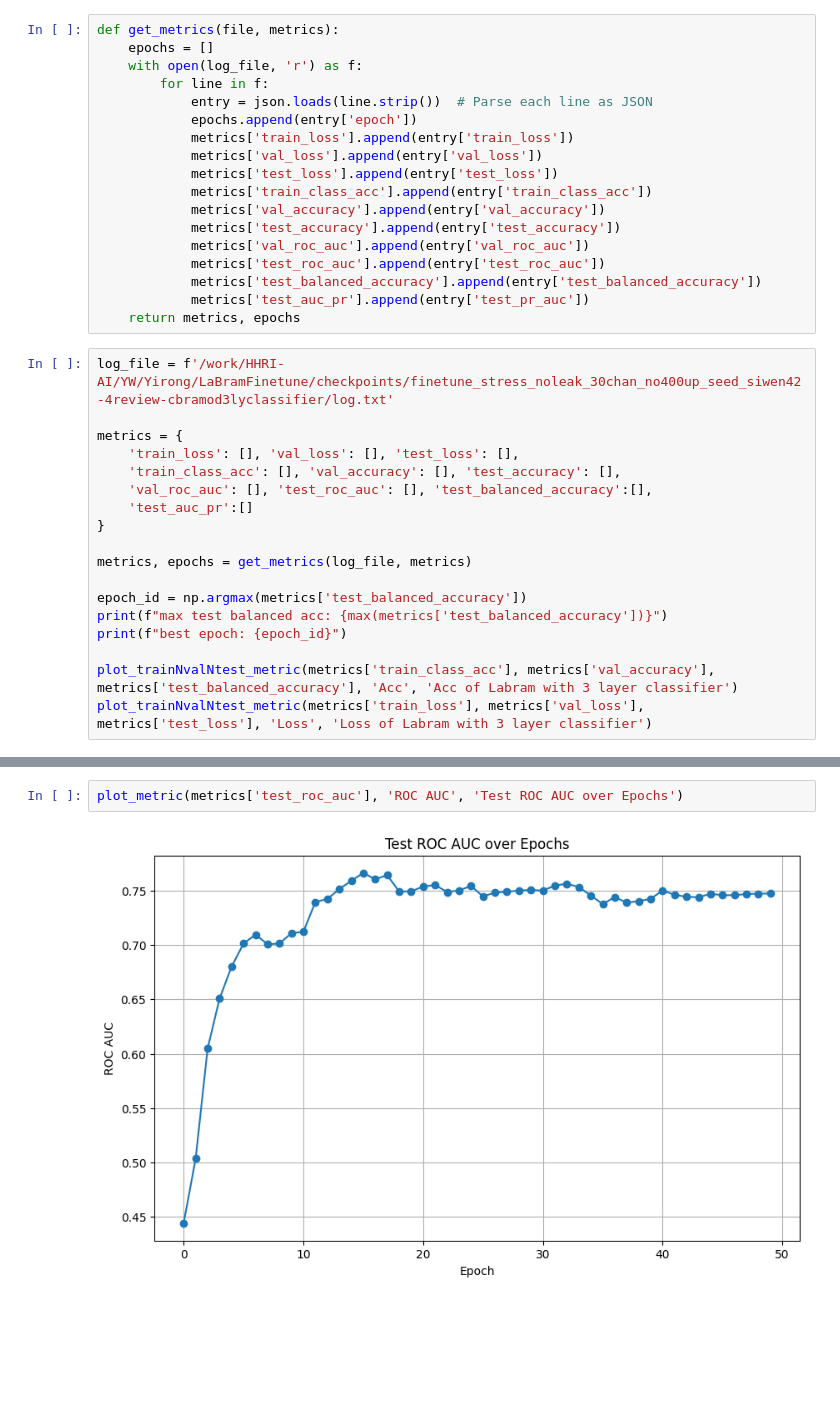
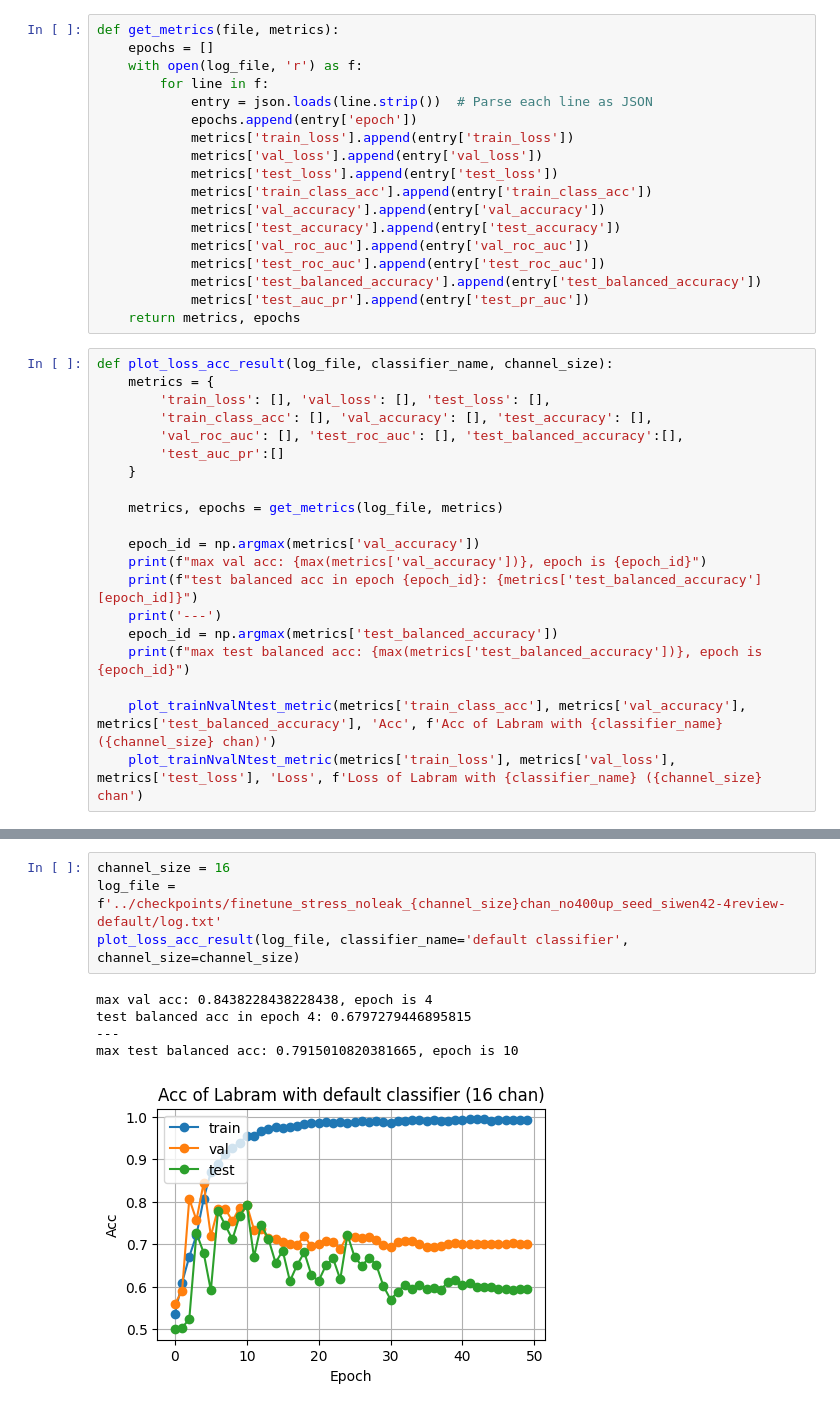
Before and after one commit to XushengZhu-ROOT/EEG-Review-Paper-Repo, a Jupyter notebook: siwen_labram_finetune/Code For Visualization/log_visualize.ipynb, the cells around one changed output, grey strips where cells are left out. Saved outputs shown, nothing was run; the diff lists cells and outputs as text; blank space fills up the shorter version.

Commit message:
update plots of finetuning process

```diff
--- a/siwen_labram_finetune/Code For Visualization/log_visualize.ipynb
+++ b/siwen_labram_finetune/Code For Visualization/log_visualize.ipynb
@@ -52,20 +52,22 @@ def get_metrics(file, metrics):
             metrics['test_auc_pr'].append(entry['test_pr_auc'])
     return metrics, epochs
 # %%
-log_file = f'/work/HHRI-AI/YW/Yirong/LaBramFinetune/checkpoints/finetune_stress_noleak_30chan_no400up_seed_siwen42-4review-cbramod3lyclassifier/log.txt'
+def plot_loss_acc_result(log_file, classifier_name, channel_size):
+    metrics = {
+        'train_loss': [], 'val_loss': [], 'test_loss': [],
+        'train_class_acc': [], 'val_accuracy': [], 'test_accuracy': [],
+        'val_roc_auc': [], 'test_roc_auc': [], 'test_balanced_accuracy':[],
+        'test_auc_pr':[]
+    }
 
-metrics = {
-    'train_loss': [], 'val_loss': [], 'test_loss': [],
-    'train_class_acc': [], 'val_accuracy': [], 'test_accuracy': [],
-    'val_roc_auc': [], 'test_roc_auc': [], 'test_balanced_accuracy':[],
-    'test_auc_pr':[]
-}
+    metrics, epochs = get_metrics(log_file, metrics)
 
-metrics, epochs = get_metrics(log_file, metrics)
+    epoch_id = np.argmax(metrics['val_accuracy'])
+    print(f"max val acc: {max(metrics['val_accuracy'])}, epoch is {epoch_id}")
+    print(f"test balanced acc in epoch {epoch_id}: {metrics['test_balanced_accuracy'][epoch_id]}")
+    print('---')
+    epoch_id = np.argmax(metrics['test_balanced_accuracy'])
+    print(f"max test balanced acc: {max(metrics['test_balanced_accuracy'])}, epoch is {epoch_id}")
 
-epoch_id = np.argmax(metrics['test_balanced_accuracy'])
-print(f"max test balanced acc: {max(metrics['test_balanced_accuracy'])}")
-print(f"best epoch: {epoch_id}")
-
-plot_trainNvalNtest_metric(metrics['train_class_acc'], metrics['val_accuracy'], metrics['test_balanced_accuracy'], 'Acc', 'Acc of Labram with 3 layer classifier')
-plot_trainNvalNtest_metric(metrics['train_loss'], metrics['val_loss'], metrics['test_loss'], 'Loss', 'Loss of Labram with 3 layer classifier')
+    plot_trainNvalNtest_metric(metrics['train_class_acc'], metrics['val_accuracy'], metrics['test_balanced_accuracy'], 'Acc', f'Acc of Labram with {classifier_name} ({channel_size} chan)')
+    plot_trainNvalNtest_metric(metrics['train_loss'], metrics['val_loss'], metrics['test_loss'], 'Loss', f'Loss of Labram with {classifier_name} ({channel_size} chan')
@@ -226,4 +74,10 @@ plot_metric(metrics['test_roc_auc'], 'ROC AUC', 'Test ROC AUC over Epochs')
-# %%
-plot_metric(metrics['test_roc_auc'], 'ROC AUC', 'Test ROC AUC over Epochs')
-# %% [output]
-[figure, removed]
+# %%
+channel_size = 16
+log_file = f'../checkpoints/finetune_stress_noleak_{channel_size}chan_no400up_seed_siwen42-4review-default/log.txt'
+plot_loss_acc_result(log_file, classifier_name='default classifier', channel_size=channel_size)
+# %% [output]
+max val acc: 0.8438228438228438, epoch is 4
+test balanced acc in epoch 4: 0.6797279446895815
+---
+max test balanced acc: 0.7915010820381665, epoch is 10
+[figure, added]
```
Also changed, not shown: parts of 23 cells of this notebook.
